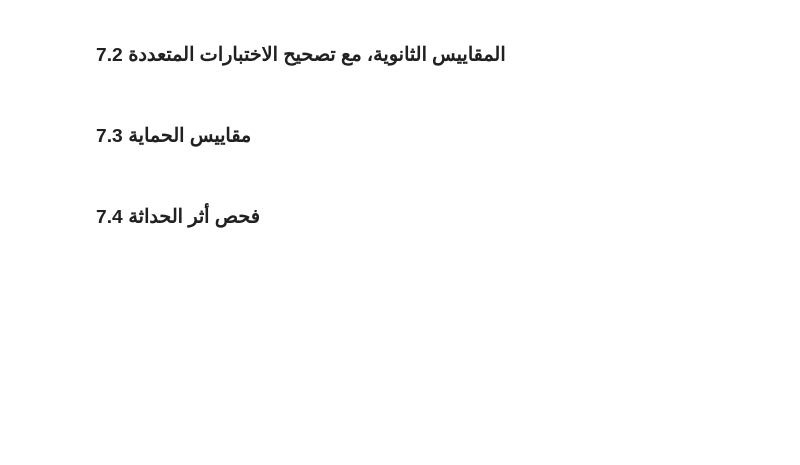
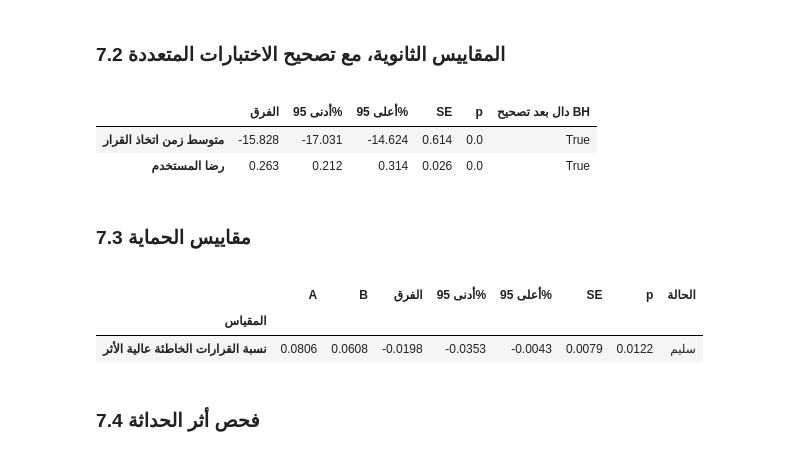
Before and after one commit to fadiyahalanazi/ai-decision-making-ab-test, a Jupyter notebook: Copy_of_المشروع_الختامي.ipynb, the cells around one changed output. Cells and saved outputs as stored; diff of their text form; code cells hidden in the pictures; blank space fills up the shorter version.

```diff
--- a/Copy_of_المشروع_الختامي.ipynb
+++ b/Copy_of_المشروع_الختامي.ipynb
@@ -347,13 +457,25 @@ out.round(3)
 
 </div>
 # %%
+
 secondary = {
-    "قيمة الطلب (لمن طلب)": diff_ci(A["order_value"].dropna(), B["order_value"].dropna()),
-    "الإيراد لكل مستخدم": diff_ci(A["revenue"], B["revenue"]),
+    "متوسط زمن اتخاذ القرار": diff_ci(A["decision_time"], B["decision_time"]),
+    "رضا المستخدم": diff_ci(A["satisfaction"], B["satisfaction"]),
 }
+
 sec = pd.DataFrame(secondary).T
-sec["دال بعد تصحيح BH"] = multipletests(sec["p"].astype(float), alpha=0.05, method="fdr_bh")[0]
+
+sec["دال بعد تصحيح BH"] = multipletests(
+    sec["p"].astype(float),
+    alpha=0.05,
+    method="fdr_bh"
+)[0]
+
 sec.round(3)
+# %% [output]
+|  | الفرق | أدنى 95% | أعلى 95% | SE | p | دال بعد تصحيح BH |
+| متوسط زمن اتخاذ القرار | -15.828 | -17.031 | -14.624 | 0.614 | 0.0 | True |
+| رضا المستخدم | 0.263 | 0.212 | 0.314 | 0.026 | 0.0 | True |
 # %% [markdown]
 <div dir="rtl">
 
@@ -361,20 +483,40 @@ sec.round(3)
 
 </div>
 # %%
-guardrail_defs = {                       # العمود: (الاسم، والاتجاه السيئ)
-    "profit": ("الربح لكل مستخدم", "down"),
-    "cancelled": ("نسبة إلغاء الطلبات", "up"),
-    "contacted_support": ("التواصل مع الدعم", "up"),
+
+guardrail_defs = {
+    "high_impact_error": ("نسبة القرارات الخاطئة عالية الأثر", "up"),
 }
+
 rows, guard_status = [], {}
+
 for col, (label, bad) in guardrail_defs.items():
     res = diff_ci(A[col].dropna(), B[col].dropna())
-    harmful = res["أعلى 95%"] < 0 if bad == "down" else res["أدنى 95%"] > 0
+
+    harmful = (
+        res["أعلى 95%"] < 0
+        if bad == "down"
+        else res["أدنى 95%"] > 0
+    )
+
     status = "تدهور دال" if harmful else "سليم"
     guard_status[label] = status
-    rows.append({"المقياس": label, "A": A[col].mean(), "B": B[col].mean(), **res, "الحالة": status})
+
+    rows.append({
+        "المقياس": label,
+        "A": A[col].mean(),
+        "B": B[col].mean(),
+        **res,
+        "الحالة": status
+    })
+
 guard_table = pd.DataFrame(rows).set_index("المقياس")
+
 guard_table.round(4)
+# %% [output]
+|  | A | B | الفرق | أدنى 95% | أعلى 95% | SE | p | الحالة |
+| المقياس |  |  |  |  |  |  |  |  |
+| نسبة القرارات الخاطئة عالية الأثر | 0.0806 | 0.0608 | -0.0198 | -0.0353 | -0.0043 | 0.0079 | 0.0122 | سليم |
 # %% [markdown]
 <div dir="rtl">
 
```
Also changed, not shown: parts of 16 cells of this notebook.
